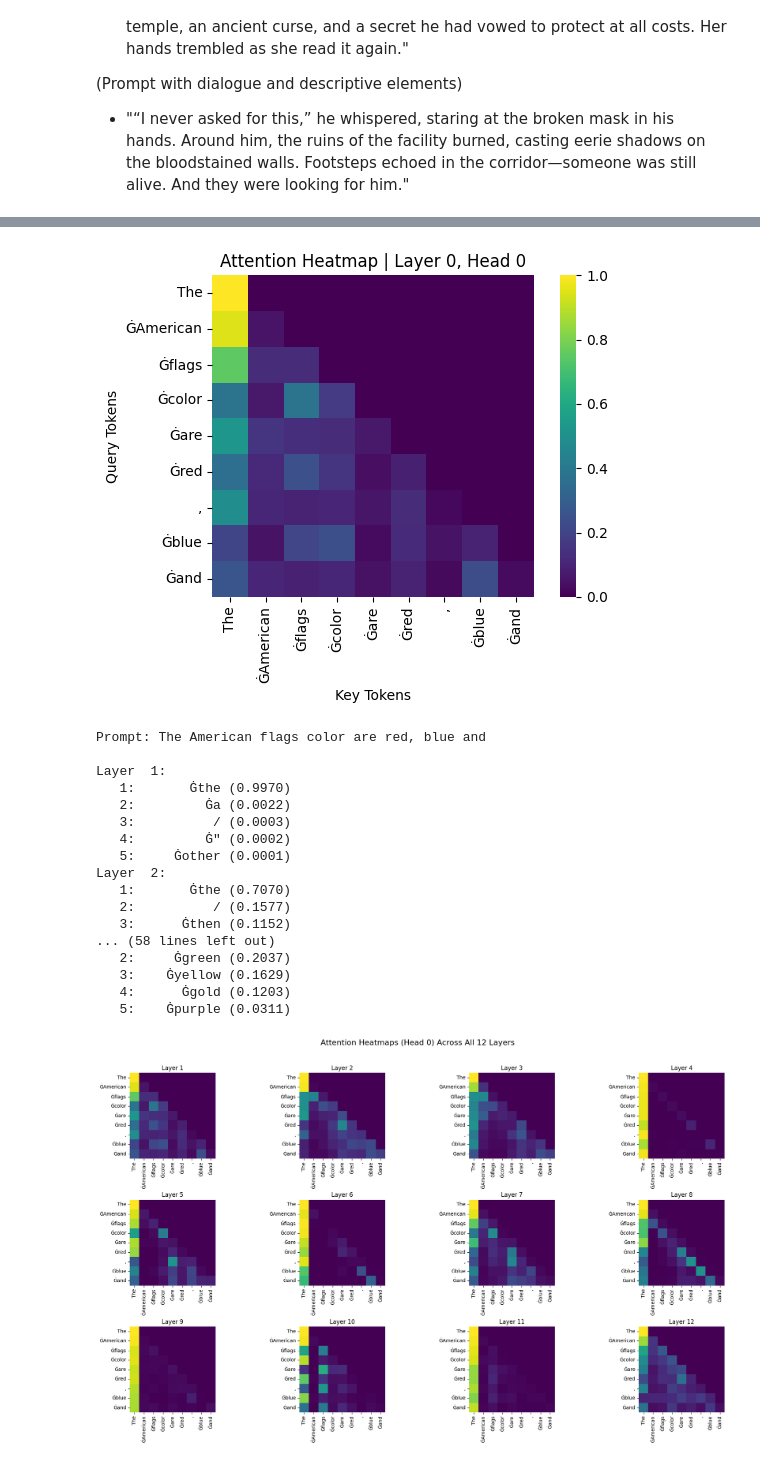
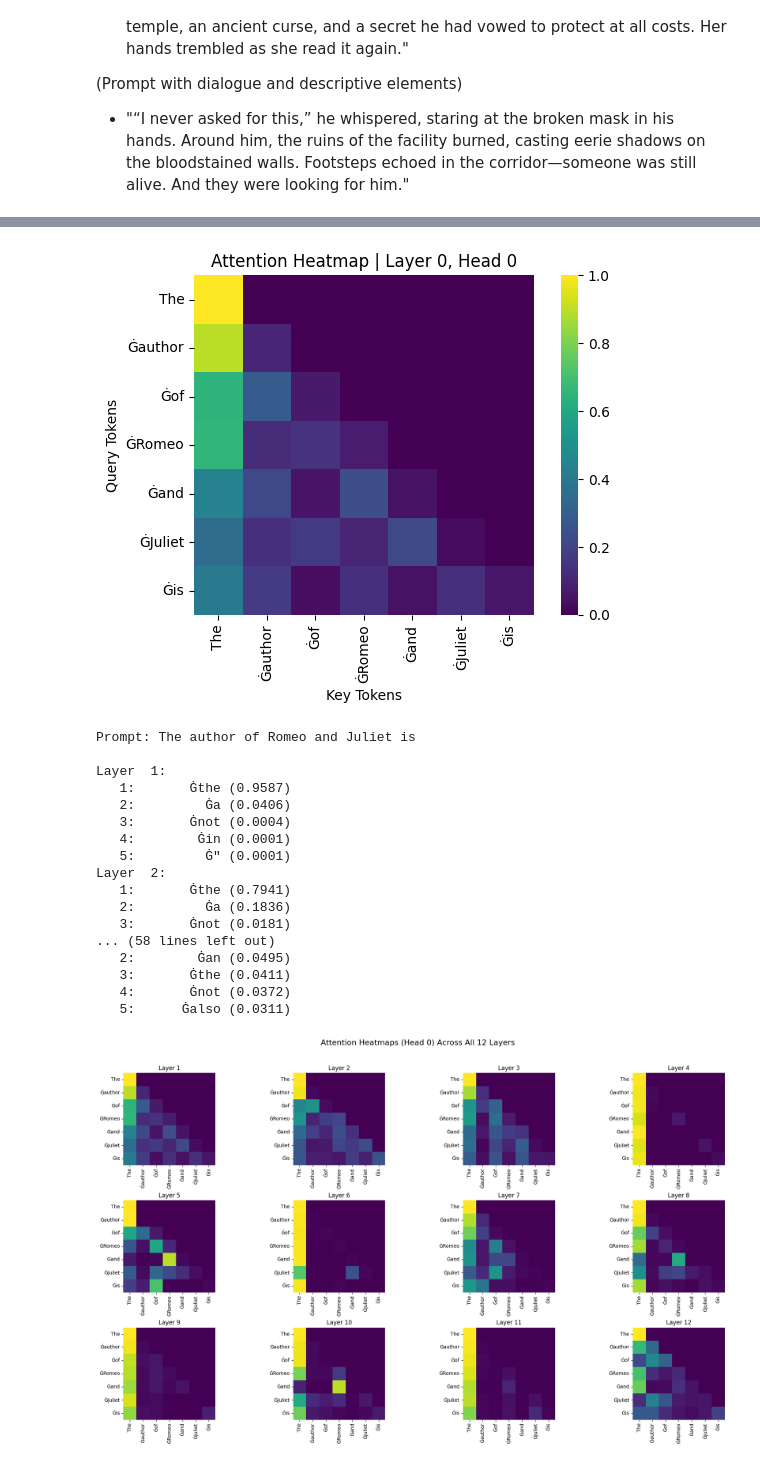
Before and after one commit to miriamzara/LCP_B_GPT2, a Jupyter notebook: prova_angela.ipynb, the cells around one changed output, grey strips where cells are left out. Cells and saved outputs as stored; diff of their text form; code cells hidden in the pictures.

Commit message:
closed prompts added

```diff
--- a/prova_angela.ipynb
+++ b/prova_angela.ipynb
@@ -278,7 +290,7 @@ prompts = {
 #        outputs = model(**inputs)
 #        # your embedding analysis here...
 # %%
-prompt = "The American flags color are red, blue and"
+prompt = "The author of Romeo and Juliet is"
 inputs = tokenizer(prompt, return_tensors="pt")
 input_ids = inputs["input_ids"]
 tokens = tokenizer.convert_ids_to_tokens(input_ids[0])
@@ -348,14 +358,16 @@ def plot_attention_matrix(att_matrix, tokens, layer=0, head=0):
 # Example: Layer 0, Head 0
 plot_attention_matrix(attentions, tokens, layer=0, head=0)
 # %% [output]
-[figure, old version]
+[figure, new version]
 # %%
 model.eval()
 
 # Input text
-prompt = "The American flags color are red, blue and"
+prompt = "The author of Romeo and Juliet is"
 inputs = tokenizer(prompt, return_tensors="pt")
 input_ids = inputs["input_ids"]
+tokens = tokenizer.convert_ids_to_tokens(input_ids[0])
+
 
 # Forward pass with hidden states
 with torch.no_grad():
@@ -385,44 +397,44 @@ for i in range(1, n_layers):  # skip embeddings (index 0)
     for j in range(top_k):
         print(f"  {j+1:2d}: {top_tokens[j]:>10} ({top_probs[j].item():.4f})")
 
 
 def plot_attention_layers(attentions, tokens, head_idx=0):
     num_layers = len(attentions)
     seq_len = len(tokens)
 
     fig, axes = plt.subplots(3, 4, figsize=(20, 12))
     fig.suptitle(f"Attention Heatmaps (Head {head_idx}) Across All 12 Layers", fontsize=16)
 
     for i in range(num_layers):
         ax = axes[i // 4, i % 4]
         attn = attentions[i][0, head_idx, :, :].detach().numpy()
         sns.heatmap(attn, xticklabels=tokens, yticklabels=tokens, cmap="viridis", ax=ax, square=True, cbar=False)
         ax.set_title(f"Layer {i+1}")
         ax.tick_params(axis='x', rotation=90)
         ax.tick_params(axis='y', rotation=0)
 
     plt.tight_layout()
     plt.subplots_adjust(top=0.9)
     plt.show()
 
 # Call function
 plot_attention_layers(attentions, tokens, head_idx=0)
 # %% [output]
-Prompt: The American flags color are red, blue and
+Prompt: The author of Romeo and Juliet is
 
 Layer  1:
-   1:       Ġthe (0.9970)
-   2:         Ġa (0.0022)
-   3:          / (0.0003)
-   4:         Ġ" (0.0002)
-   5:     Ġother (0.0001)
+   1:       Ġthe (0.9587)
+   2:         Ġa (0.0406)
+   3:       Ġnot (0.0004)
+   4:        Ġin (0.0001)
+   5:         Ġ" (0.0001)
 Layer  2:
-   1:       Ġthe (0.7070)
-   2:          / (0.1577)
-   3:      Ġthen (0.1152)
+   1:       Ġthe (0.7941)
+   2:         Ġa (0.1836)
+   3:       Ġnot (0.0181)
 ... (58 lines left out)
-   2:     Ġgreen (0.2037)
-   3:    Ġyellow (0.1629)
-   4:      Ġgold (0.1203)
-   5:    Ġpurple (0.0311)
+   2:        Ġan (0.0495)
+   3:       Ġthe (0.0411)
+   4:       Ġnot (0.0372)
+   5:      Ġalso (0.0311)
-[figure, old version]
+[figure, new version]
```
Also changed, not shown: parts of 3 cells of this notebook.
